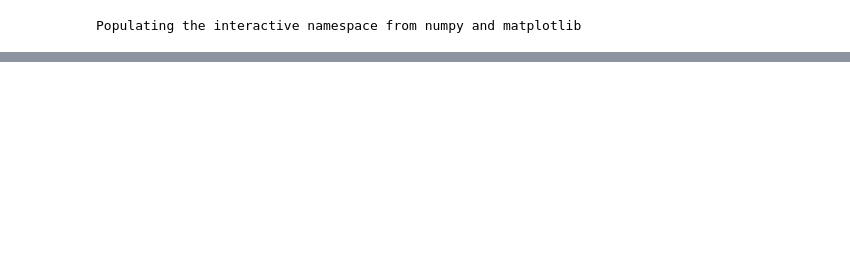
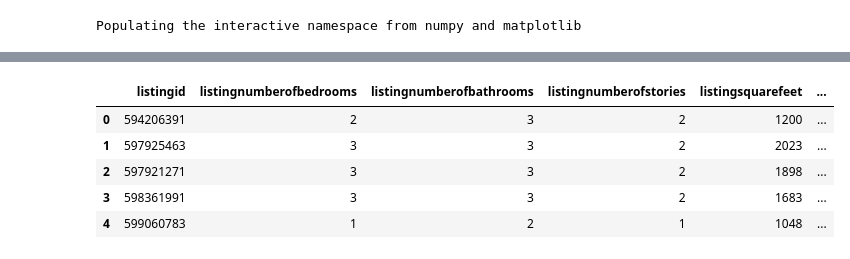
Before and after one commit to wubr2000/2016_move_hackathon, a Jupyter notebook: similar_properties.ipynb, the cells around one changed output, grey strips where cells are left out. Cells and saved outputs as stored; diff of their text form; code cells hidden in the pictures; blank space fills up the shorter version.

```diff
--- a/similar_properties.ipynb
+++ b/similar_properties.ipynb
@@ -192,0 +61,7 @@ for topic_idx, topic in enumerate(nmf.components_):
+# %%
+properties_df.columns = ['listingid', 'listingtype', 'listingnumberofbedrooms',
+       'listingnumberofbathrooms', 'listingnumberofstories',
+       'listingstyle', 'listingsquarefeet', 'listingcurrentprice',
+       'listingaddress', 'patio', 'lakeview', 'subway']
+# %%
+listingtype_df = pd.get_dummies(properties_df['listingtype'])
@@ -192,0 +77,2 @@ for topic_idx, topic in enumerate(nmf.components_):
+# %%
+final_df = pd.concat([properties_df,listingtype_df], axis=1)
@@ -192,0 +83,9 @@ for topic_idx, topic in enumerate(nmf.components_):
+# %%
+final_df.head()
+# %% [output]
+|  | listingid | listingnumberofbedrooms | listingnumberofbathrooms | listingnumberofstories | listingsquarefeet | ... |
+| 0 | 594206391 | 2 | 3 | 2 | 1200 | ... |
+| 1 | 597925463 | 3 | 3 | 2 | 2023 | ... |
+| 2 | 597921271 | 3 | 3 | 2 | 1898 | ... |
+| 3 | 598361991 | 3 | 3 | 2 | 1683 | ... |
+| 4 | 599060783 | 1 | 2 | 1 | 1048 | ... |
```
Also changed, not shown: parts of 21 cells of this notebook.
